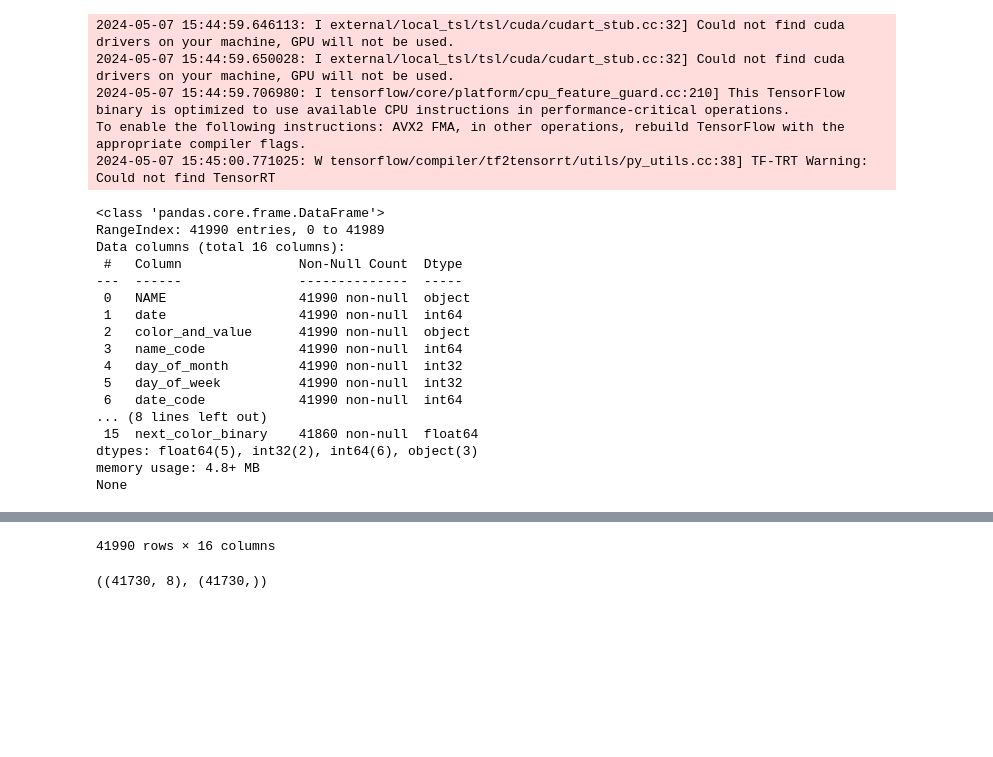
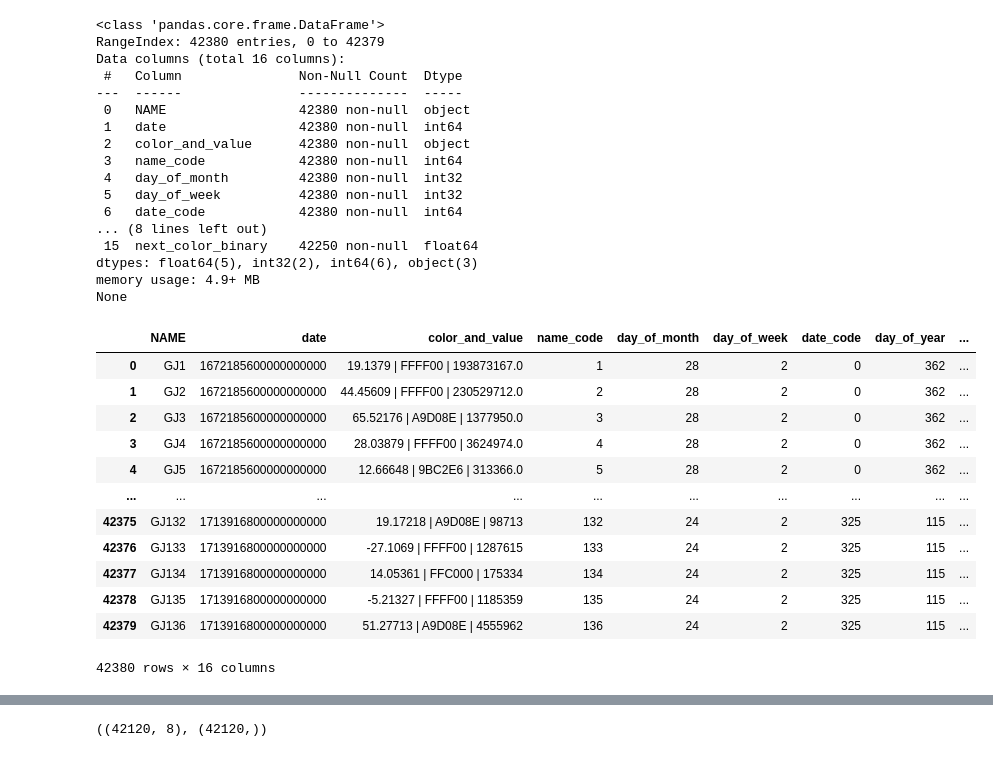
Before and after one commit to adilonam/sphere-predictor-cj, a Jupyter notebook: notebook/tensorflow_model.ipynb, the cells around one changed output, grey strips where cells are left out. Drawn from its saved outputs; the diff is of its cells as text; code cells hidden in the pictures; blank space fills up the shorter version.

```diff
--- a/notebook/tensorflow_model.ipynb
+++ b/notebook/tensorflow_model.ipynb
@@ -1,41 +1,49 @@
 # %%
 # Import the Pandas library
 
 
 import sys
 
 sys.path.append('../')
 
 from models.tensorflow_model import TensorFlowModel
 
 model = TensorFlowModel()
-path = "../.test_data/more_data.xlsx"
+path = "../test_data/more_data.xlsx"
 
 coded_df = model.process_excel(path)
 
 
 print(coded_df.info())
 coded_df
 # %% [output]
-2024-05-07 15:44:59.646113: I external/local_tsl/tsl/cuda/cudart_stub.cc:32] Could not find cuda drivers on your machine, GPU will not be used.
-2024-05-07 15:44:59.650028: I external/local_tsl/tsl/cuda/cudart_stub.cc:32] Could not find cuda drivers on your machine, GPU will not be used.
-2024-05-07 15:44:59.706980: I tensorflow/core/platform/cpu_feature_guard.cc:210] This TensorFlow binary is optimized to use available CPU instructions in performance-critical operations.
-To enable the following instructions: AVX2 FMA, in other operations, rebuild TensorFlow with the appropriate compiler flags.
-2024-05-07 15:45:00.771025: W tensorflow/compiler/tf2tensorrt/utils/py_utils.cc:38] TF-TRT Warning: Could not find TensorRT
+<class 'pandas.core.frame.DataFrame'>
+RangeIndex: 42380 entries, 0 to 42379
+Data columns (total 16 columns):
+ #   Column               Non-Null Count  Dtype
+---  ------               --------------  -----
+ 0   NAME                 42380 non-null  object
+ 1   date                 42380 non-null  int64
+ 2   color_and_value      42380 non-null  object
+ 3   name_code            42380 non-null  int64
+ 4   day_of_month         42380 non-null  int32
+ 5   day_of_week          42380 non-null  int32
+ 6   date_code            42380 non-null  int64
+... (8 lines left out)
+ 15  next_color_binary    42250 non-null  float64
+dtypes: float64(5), int32(2), int64(6), object(3)
+memory usage: 4.9+ MB
+None
+|  | NAME | date | color_and_value | name_code | day_of_month | day_of_week | date_code | day_of_year | ... |
+| 0 | GJ1 | 1672185600000000000 | 19.1379 | FFFF00 | 193873167.0 | 1 | 28 | 2 | 0 | 362 | ... |
+| 1 | GJ2 | 1672185600000000000 | 44.45609 | FFFF00 | 230529712.0 | 2 | 28 | 2 | 0 | 362 | ... |
+| 2 | GJ3 | 1672185600000000000 | 65.52176 | A9D08E | 1377950.0 | 3 | 28 | 2 | 0 | 362 | ... |
+| 3 | GJ4 | 1672185600000000000 | 28.03879 | FFFF00 | 3624974.0 | 4 | 28 | 2 | 0 | 362 | ... |
+| 4 | GJ5 | 1672185600000000000 | 12.66648 | 9BC2E6 | 313366.0 | 5 | 28 | 2 | 0 | 362 | ... |
+| ... | ... | ... | ... | ... | ... | ... | ... | ... | ... |
+| 42375 | GJ132 | 1713916800000000000 | 19.17218 | A9D08E | 98713 | 132 | 24 | 2 | 325 | 115 | ... |
+| 42376 | GJ133 | 1713916800000000000 | -27.1069 | FFFF00 | 1287615 | 133 | 24 | 2 | 325 | 115 | ... |
+| 42377 | GJ134 | 1713916800000000000 | 14.05361 | FFC000 | 175334 | 134 | 24 | 2 | 325 | 115 | ... |
+| 42378 | GJ135 | 1713916800000000000 | -5.21327 | FFFF00 | 1185359 | 135 | 24 | 2 | 325 | 115 | ... |
+| 42379 | GJ136 | 1713916800000000000 | 51.27713 | A9D08E | 4555962 | 136 | 24 | 2 | 325 | 115 | ... |
-<class 'pandas.core.frame.DataFrame'>
-RangeIndex: 41990 entries, 0 to 41989
-Data columns (total 16 columns):
- #   Column               Non-Null Count  Dtype
----  ------               --------------  -----
- 0   NAME                 41990 non-null  object
- 1   date                 41990 non-null  int64
- 2   color_and_value      41990 non-null  object
- 3   name_code            41990 non-null  int64
- 4   day_of_month         41990 non-null  int32
- 5   day_of_week          41990 non-null  int32
- 6   date_code            41990 non-null  int64
-... (8 lines left out)
- 15  next_color_binary    41860 non-null  float64
-dtypes: float64(5), int32(2), int64(6), object(3)
-memory usage: 4.8+ MB
-None
+42380 rows × 16 columns
@@ -54,4 +50,3 @@ None
-41990 rows × 16 columns
 # %%
 from sklearn.linear_model import LinearRegression
 from sklearn.model_selection import train_test_split
@@ -63,7 +58,7 @@ X, y= model.train_test_split(coded_df)
 
 X.shape , y.shape
 # %% [output]
-((41730, 8), (41730,))
+((42120, 8), (42120,))
 # %%
 
 model.fit(X, y)
```
Also changed, not shown: parts of 4 cells of this notebook, 3 other files.
